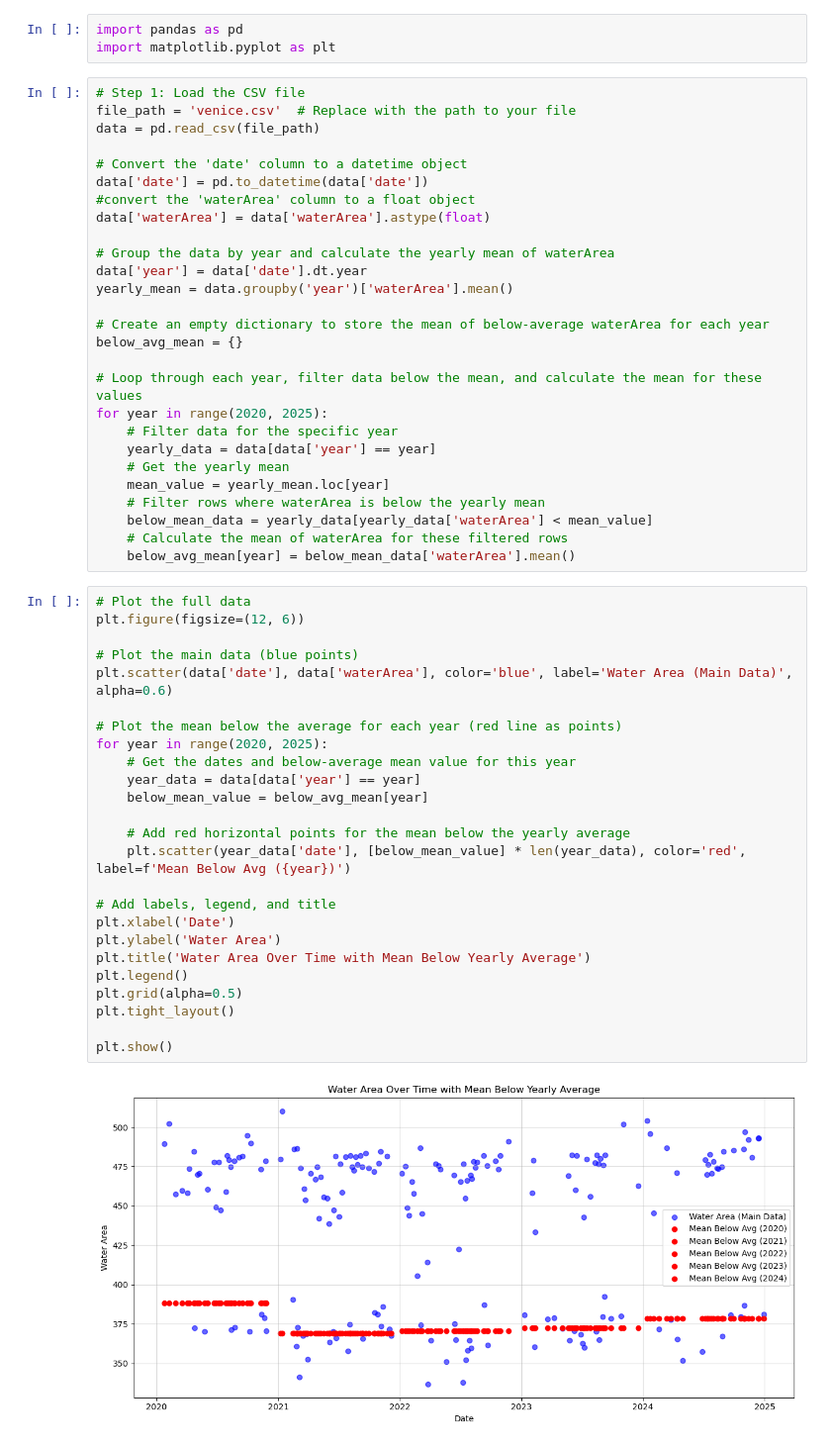
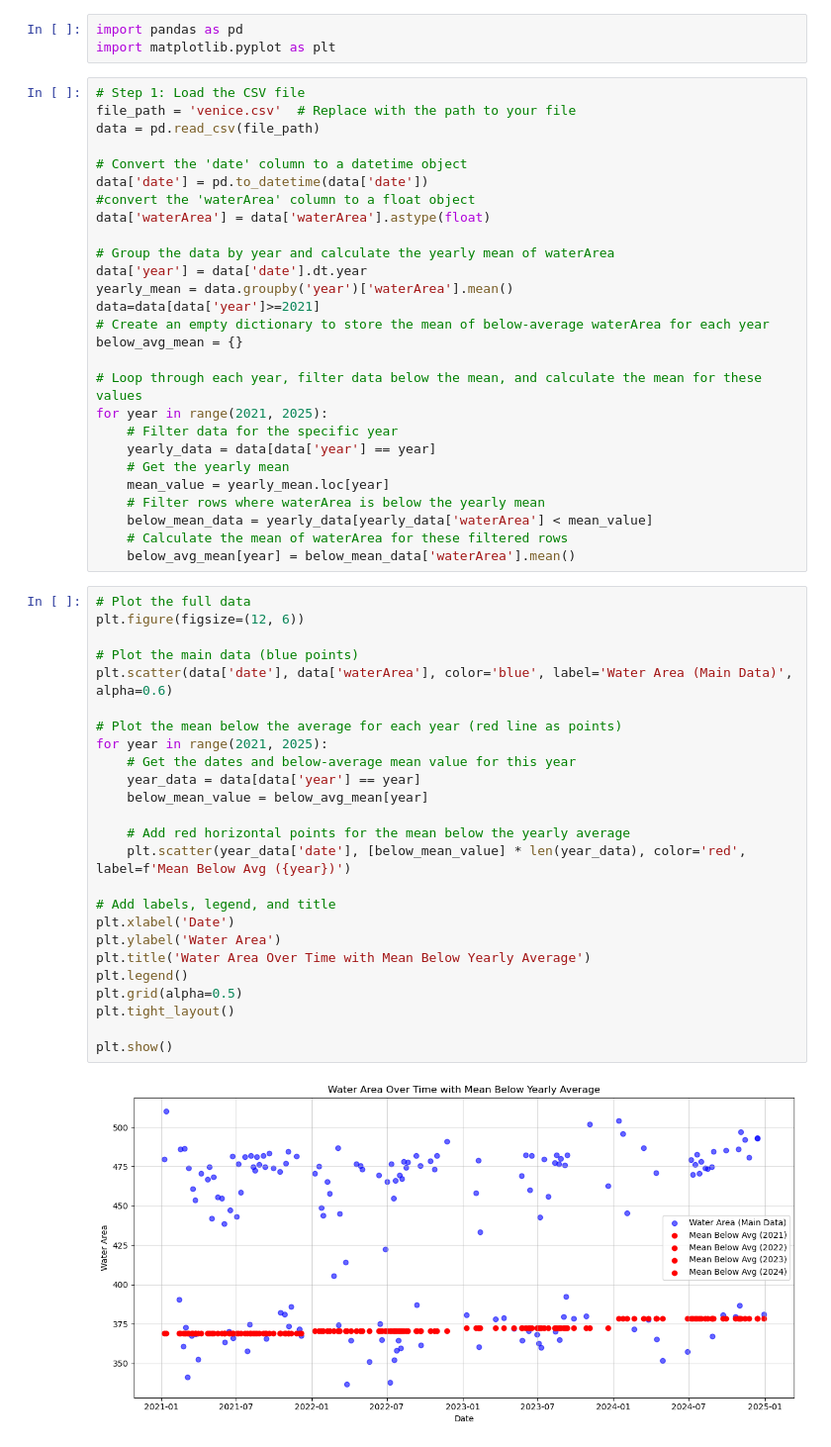
Before and after one commit to AmirDonyadide/EOAdvanced, a Jupyter notebook: main.ipynb, the cells around one changed output. Shown: that part at 99% size. Cells and saved outputs as stored; diff of their text form.

```diff
--- a/main.ipynb
+++ b/main.ipynb
@@ -14,12 +14,12 @@ data['waterArea'] = data['waterArea'].astype(float)
 # Group the data by year and calculate the yearly mean of waterArea
 data['year'] = data['date'].dt.year
 yearly_mean = data.groupby('year')['waterArea'].mean()
-
+data=data[data['year']>=2021]
 # Create an empty dictionary to store the mean of below-average waterArea for each year
 below_avg_mean = {}
 
 # Loop through each year, filter data below the mean, and calculate the mean for these values
-for year in range(2020, 2025):
+for year in range(2021, 2025):
     # Filter data for the specific year
     yearly_data = data[data['year'] == year]
     # Get the yearly mean
@@ -31,27 +31,27 @@ for year in range(2020, 2025):
 # %%
 # Plot the full data
 plt.figure(figsize=(12, 6))
 
 # Plot the main data (blue points)
 plt.scatter(data['date'], data['waterArea'], color='blue', label='Water Area (Main Data)', alpha=0.6)
 
 # Plot the mean below the average for each year (red line as points)
-for year in range(2020, 2025):
+for year in range(2021, 2025):
     # Get the dates and below-average mean value for this year
     year_data = data[data['year'] == year]
     below_mean_value = below_avg_mean[year]
 
     # Add red horizontal points for the mean below the yearly average
     plt.scatter(year_data['date'], [below_mean_value] * len(year_data), color='red', label=f'Mean Below Avg ({year})')
 
 # Add labels, legend, and title
 plt.xlabel('Date')
 plt.ylabel('Water Area')
 plt.title('Water Area Over Time with Mean Below Yearly Average')
 plt.legend()
 plt.grid(alpha=0.5)
 plt.tight_layout()
 
 plt.show()
 # %% [output]
-[figure, old version]
+[figure, new version]
```
